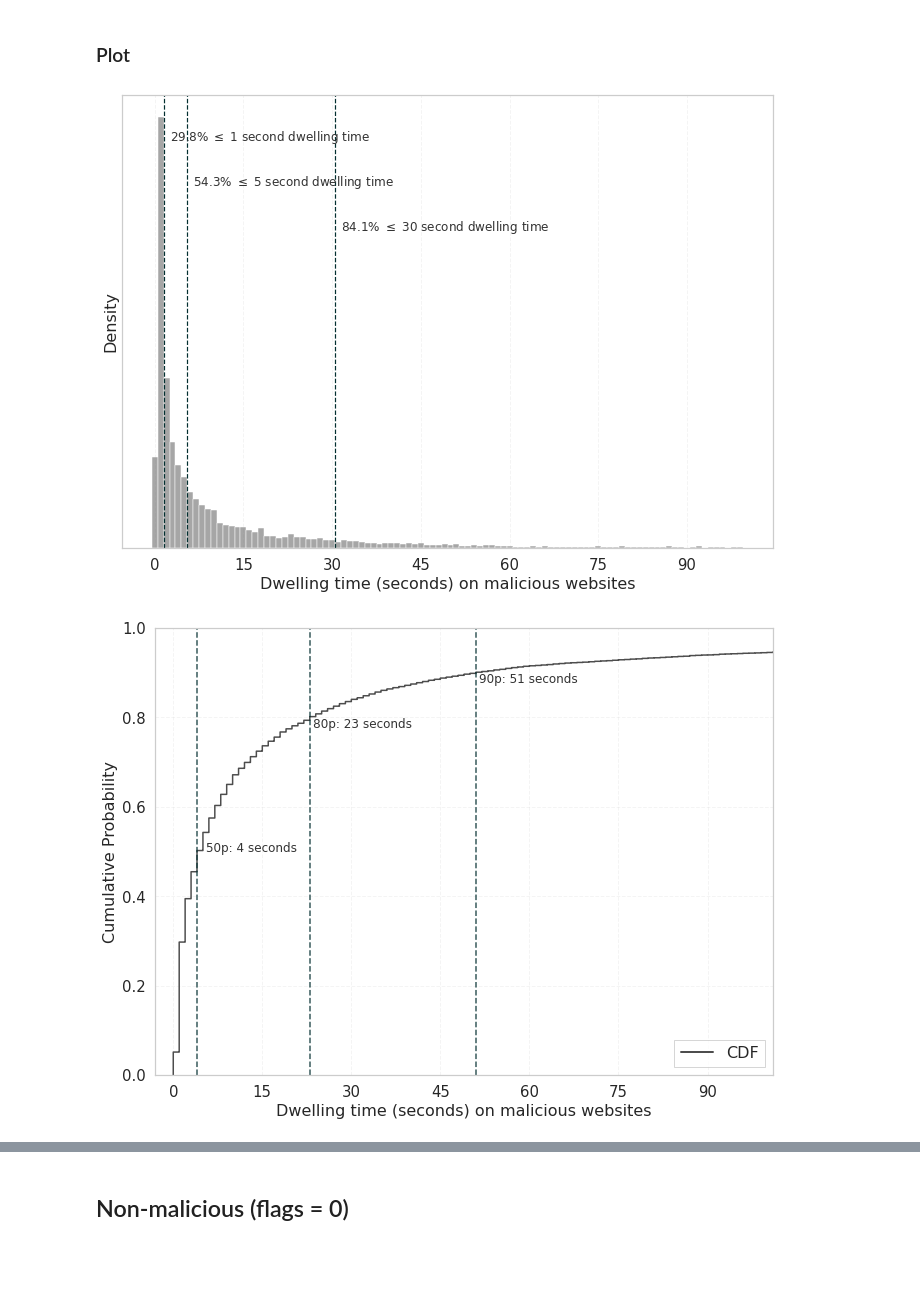
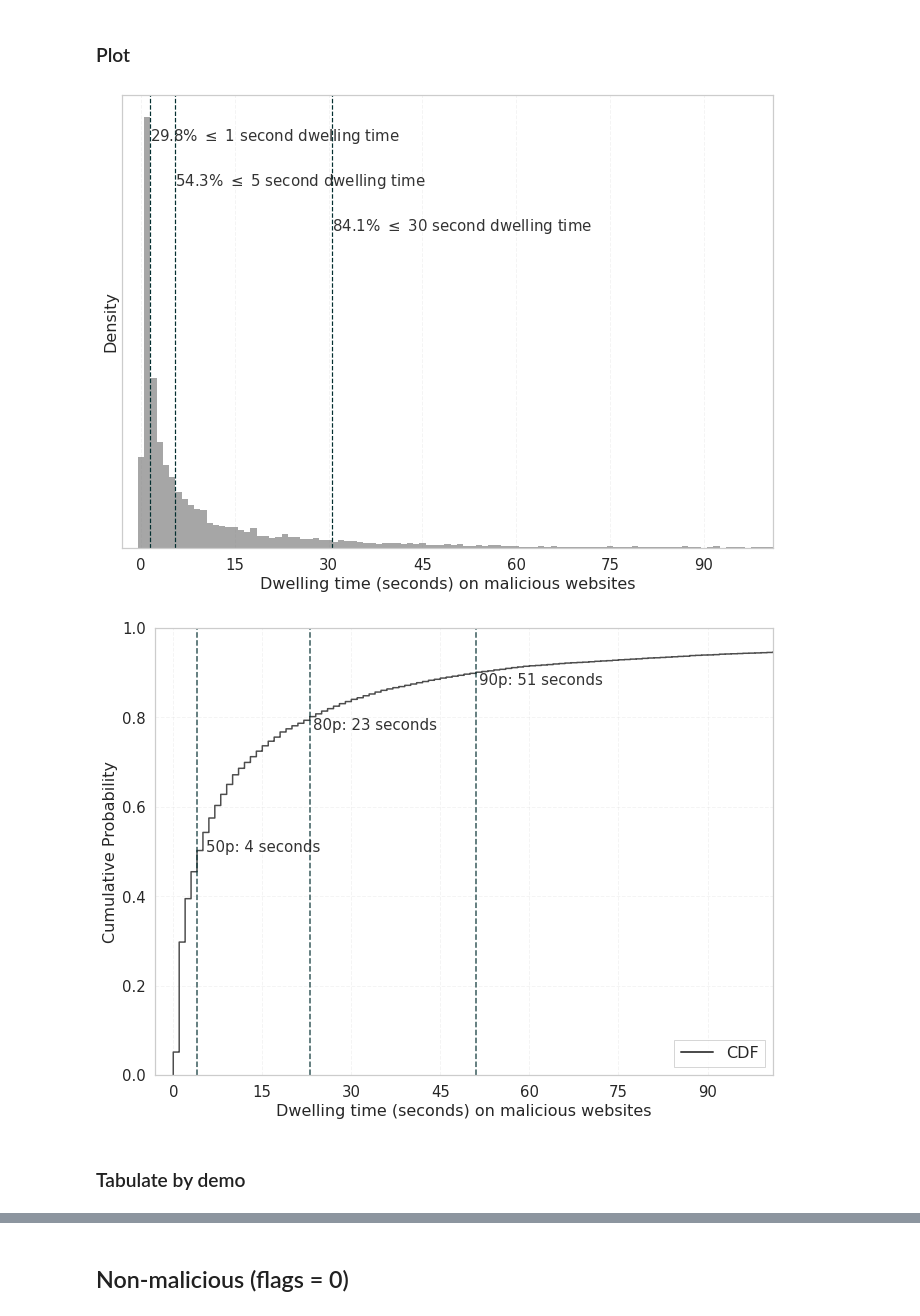
Before and after one commit to themains/bad_domains, a Jupyter notebook: scripts/dwelling-time-malicious-visits.ipynb, the cells around one changed output, grey strips where cells are left out. Saved outputs shown, nothing was run; the diff lists cells and outputs as text; code cells hidden in the pictures; blank space fills up the shorter version.

```diff
--- a/scripts/dwelling-time-malicious-visits.ipynb
+++ b/scripts/dwelling-time-malicious-visits.ipynb
@@ -73,8 +74,13 @@ df = (
                 ),
                 agegroup_lab=lambda df_: pd.cut(
                     df_["birthyr"],
-                    bins=[1930, 1957, 1972, 1997, 2022],
-                    labels=["65+", "50--65", "25--50", "<25"],
+                    # early baby boomers
+                    # late baby boomers/ early genX
+                    # genX, early millenials
+                    # millenials
+                    # genZ
+                    bins=[1930, 1957, 1972, 1987, 1997, 2003],
+                    labels=["65+", "50--65", "35--50", "25--35", "<25"],
                 ),
             )
         ),
@@ -255,13 +268,14 @@ figsize = tuple(k * _scale for k in _aspect_ratio)
 _, ax = plt.subplots(figsize=figsize)
 
 sns.histplot(
-    df_mal_visits.query("duration < 100")["duration"],
+    df_mal_visits["duration"],
     color=".5",
     stat="density",
     alpha=0.7,
     discrete=True,
     ax=ax,
 )
+ax.set_xlim(-3, 101)
 
 plt.xlabel("Dwelling time (seconds) on malicious websites", fontsize=16)
 plt.ylabel("Density", fontsize=16)
@@ -279,42 +293,42 @@ _secs = 1
 _x = 100 * len(df_mal_visits.query(f"duration<={_secs}")) / len(df_mal_visits)
 ax.axvline(_secs + 0.5, color="#032f30", linestyle="--", linewidth=1.2)
 ax.text(
-    _secs + 1.5,  # x position
+    _secs + .5,  # x position
     ax.get_ylim()[1] * 0.9,  # Y position, slightly below the top
     f"{_x:.1f}% $\\leq$ {_secs} second dwelling time",
     color=".2",
-    fontsize=12,
+    fontsize=15,
     ha="left",  # Align text to the right of the line
 )
 # Annotate 5 seconds
 _secs = 5
 _x = 100 * len(df_mal_visits.query(f"duration<={_secs}")) / len(df_mal_visits)
 ax.axvline(_secs + 0.5, color="#032f30", linestyle="--", linewidth=1.2)
 ax.text(
-    _secs + 1.5,  # x position
+    _secs + .5,  # x position
     ax.get_ylim()[1] * 0.8,  # Y position, slightly below the top
     f"{_x:.1f}% $\\leq$ {_secs} second dwelling time",
     color=".2",
-    fontsize=12,
+    fontsize=15,
     ha="left",  # Align text to the right of the line
 )
 
 # Annotate 30 seconds
 _secs = 30
 _x = 100 * len(df_mal_visits.query(f"duration<={_secs}")) / len(df_mal_visits)
 ax.axvline(_secs + 0.5, color="#032f30", linestyle="--", linewidth=1.2)
 ax.text(
-    _secs + 1.5,  # x position
+    _secs + .5,  # x position
     ax.get_ylim()[1] * 0.7,  # Y position, slightly below the top
     f"{_x:.1f}% $\\leq$ {_secs} second dwelling time",
     color=".2",
-    fontsize=12,
+    fontsize=15,
     ha="left",  # Align text to the right of the line
 )
 
 save_mpl_fig("../figs/dwelling-time-malicious-visits-annotated")
 # %% [output]
-[figure, old version]
+[figure, new version]
 # %%
 # Plot
 _scale = 0.8
@@ -355,7 +369,7 @@ ax.text(
     _cum_p / 100,  # Y position at 50% cumulative probability
     f"{_cum_p}p: {int(_duration_cum_p)} seconds",  # Format as integer
     color=".2",
-    fontsize=12,
+    fontsize=15,
     ha="left",
 )
 
@@ -369,7 +383,7 @@ ax.text(
     _cum_p / 100,  # Y position at 50% cumulative probability
     f"{_cum_p}p: {int(_duration_cum_p)} seconds",  # Format as integer
     color=".2",
-    fontsize=12,
+    fontsize=15,
     ha="left",
     va="top",
 )
@@ -384,11 +398,13 @@ ax.text(
     _cum_p / 100,  # Y position at 50% cumulative probability
     f"{_cum_p}p: {int(_duration_cum_p)} seconds",  # Format as integer
     color=".2",
-    fontsize=12,
+    fontsize=15,
     ha="left",
     va="top",
 )
 
 save_mpl_fig("../figs/dwelling-time-malicious-visits-CDF-annotated")
 # %% [output]
-[figure, old version]
+[figure, new version]
+# %% [markdown]
+### Tabulate by demo
```
Also changed, not shown: parts of 23 cells of this notebook, 2 other files.
